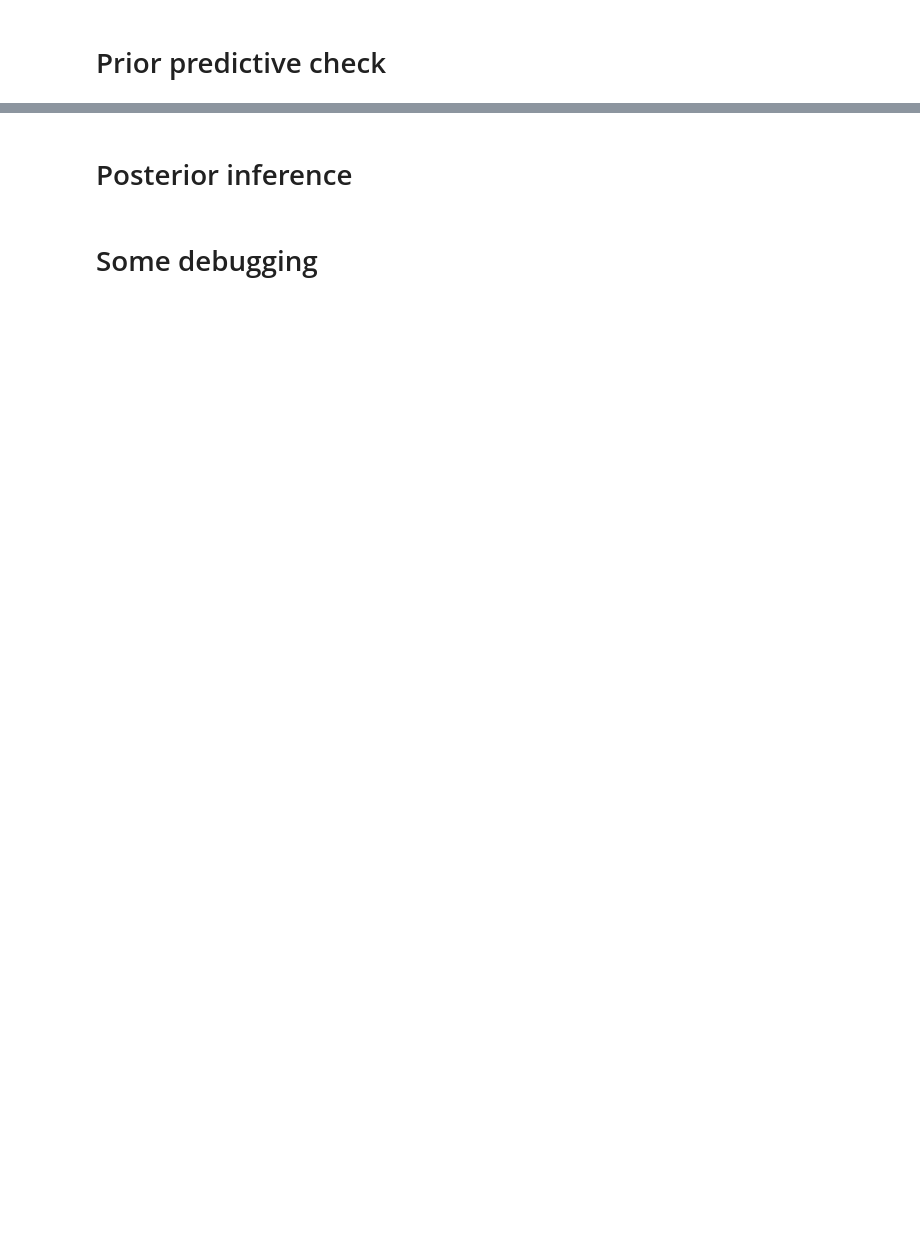
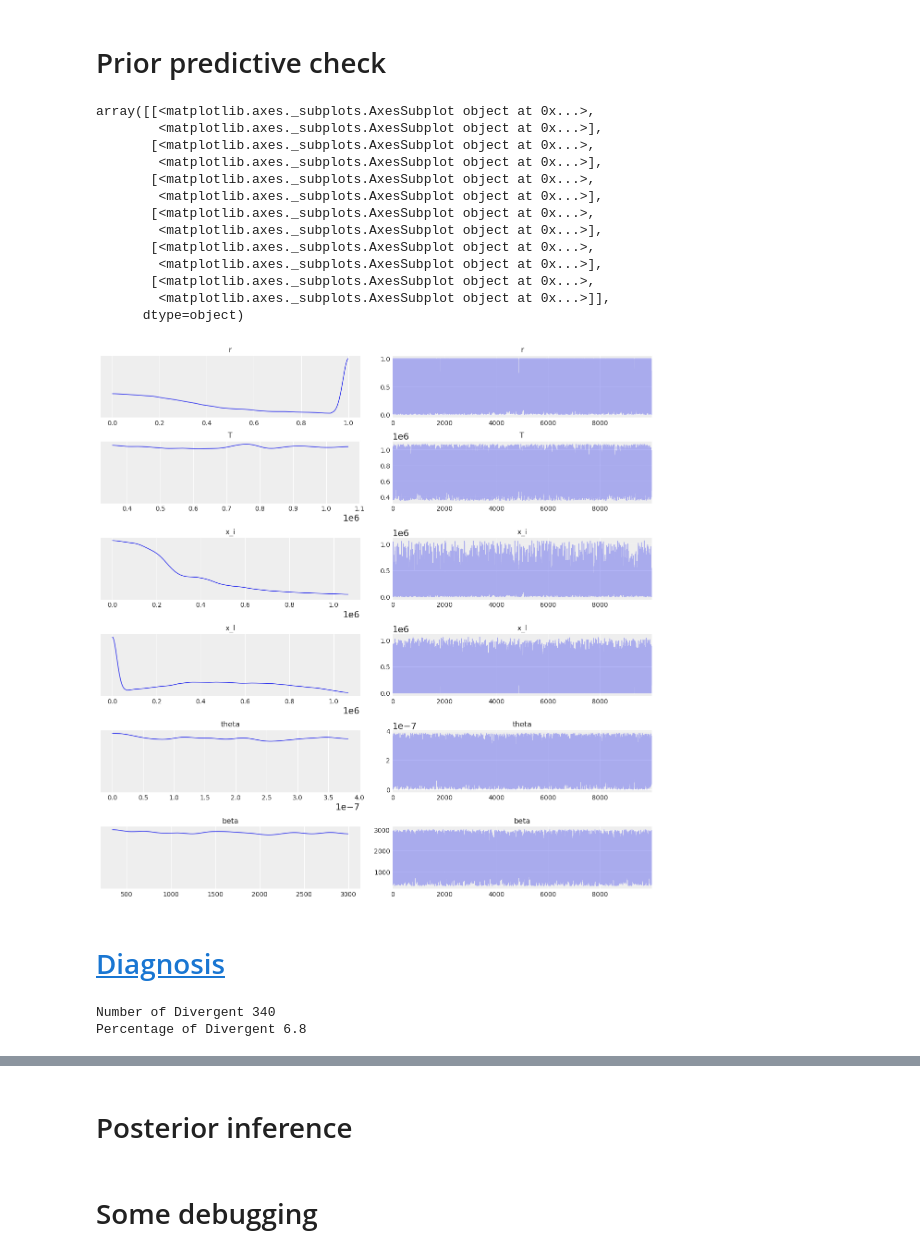
Before and after one commit to emilemathieu/illegal_fishing, a Jupyter notebook: yearly.ipynb, the cells around one changed output, grey strips where cells are left out. Cells and saved outputs as stored; diff of their text form; code cells hidden in the pictures; blank space fills up the shorter version.

```diff
--- a/yearly.ipynb
+++ b/yearly.ipynb
@@ -102,23 +162,4 @@ with Model() as model:
 # %%
-# observations
-yearly_landings = [103615.0, 100472.0, 101905.7,  88051.0,  90643.0,  82931.0]
-sigma = np.std(yearly_landings)
-
-# Prior
-T_min = min(yearly_landings)  # Emile: seems legit
-T_max = 3 * max(yearly_landings). # Emile: seems legit
-
-"""Emile:
-1/ The observations (landings) are the (weekly / yearly) LEGAL units
-- a/ Shouldn't we put a prior on x_i, solve for the optimal x_l
-and observe x_l or x_l + x_i?
-- since x_l -> Profit(x_l) is linear, depending on the sign of the slope, the optimum
-would either be x_l^* = 0 or x_l^* = capacity - x_i
-- b/ If we observe x_l + x_i, similarly we could put a prior on x_l, and solve for x_i
-Since x_i -> Profit(x_i) is quadratic with negative coefficient its stationary point is a local maximum
-the optimal would then be x_i^* = max(0, min(argmax Profit(x_i), capacity - x_l))
-"""
-
 class YearlyLandings(pm.Model):
     def __init__(self, name='', model=None):
         super().__init__(name, model)
@@ -132,10 +173,11 @@ class YearlyLandings(pm.Model):
         P_l = P_i + beta
         # Function 6 in draft, calculates the optimal quantity of illegal units. Divided by 100 to convert to ratio
         # x_i = ((((P_i - wi - pl + wl - (fb * D)) / (8 * D * pl)))) / 100.  # Illegal units
-        x_i_possibly_out_of_bounds = (P_i - C_i - (f * theta) - P_l + C_l) / (theta * P_l) # Emile: why this 2?
+        # x_i = (P_i - C_i - (f * theta) - P_l + C_l) / (2 * theta * P_l) = (visa - beta - (f * theta)) / (2 * theta * P_l)
+        x_i_possibly_out_of_bounds = (visa - beta) /  (2 * theta * P_l) - f / (2 * P_l)
         x_i_not_negative = ifelse(tensor.lt(x_i_possibly_out_of_bounds, 0.), 0. * x_i_possibly_out_of_bounds, x_i_possibly_out_of_bounds)
         x_i = ifelse(tensor.gt(x_i_not_negative, T), T, x_i_not_negative)
-        x_i = x_i # should multiply by 5 * nb_of_weeks??  (nb_of_weeks = 49)
+        x_i = x_i # should multiply by 5 * weeks??
         x_l = T - x_i
         r = x_i / T
 
@@ -143,9 +185,11 @@ class YearlyLandings(pm.Model):
         P_l = pm.Deterministic('P_l', P_l)
         x_i = pm.Deterministic('x_i', x_i)
         x_l = pm.Deterministic('x_l', x_l)
-        r = pm.Deterministic('r', r)
+        r = pm.Deterministic('r', r)  # from Rodrigo's supplementary material: low scenario: 67%, high scenario 88%
+        log_theta = pm.Deterministic('log_theta', np.log(theta))
 
         # Define likelihood
+        # observations (landings) are the (weekly / yearly) LEGAL units
         likelihood = Normal('landings', mu=x_l, sigma=sigma, observed=yearly_landings, shape=(len(yearly_landings),))
 
 mymodel = YearlyLandings()
@@ -161,5 +218,31 @@ with Model() as model:
 # %%
 prior_checks = sample_prior_predictive(samples=10000, random_seed=0, model=mymodel)
 #traceplot(prior_checks)
 # traceplot({k: prior_checks[k] for k in ('x_i', 'x_l')})
-traceplot({k: prior_checks[k] for k in ('r', 'T', 'x_i', 'x_l')})
+traceplot({k: prior_checks[k] for k in ('r', 'T', 'x_i', 'x_l', 'theta', 'beta')})
+# %% [output]
+array([[<matplotlib.axes._subplots.AxesSubplot object at 0x...>,
+        <matplotlib.axes._subplots.AxesSubplot object at 0x...>],
+       [<matplotlib.axes._subplots.AxesSubplot object at 0x...>,
+        <matplotlib.axes._subplots.AxesSubplot object at 0x...>],
+       [<matplotlib.axes._subplots.AxesSubplot object at 0x...>,
+        <matplotlib.axes._subplots.AxesSubplot object at 0x...>],
+       [<matplotlib.axes._subplots.AxesSubplot object at 0x...>,
+        <matplotlib.axes._subplots.AxesSubplot object at 0x...>],
+       [<matplotlib.axes._subplots.AxesSubplot object at 0x...>,
+        <matplotlib.axes._subplots.AxesSubplot object at 0x...>],
+       [<matplotlib.axes._subplots.AxesSubplot object at 0x...>,
+        <matplotlib.axes._subplots.AxesSubplot object at 0x...>]],
+      dtype=object)
+[figure, added]
+# %% [markdown]
+# [Diagnosis](https://docs.pymc.io/notebooks/Diagnosing_biased_Inference_with_Divergences.html)
+# %%
+#display the total number and percentage of divergent
+divergent = trace['diverging']
+print('Number of Divergent %d' % divergent.nonzero()[0].size)
+divperc = divergent.nonzero()[0].size / len(trace) * 100
+print('Percentage of Divergent %.1f' % divperc)
+# %% [output]
+Number of Divergent 340
+Percentage of Divergent 6.8
```
Also changed, not shown: parts of 9 cells of this notebook.
